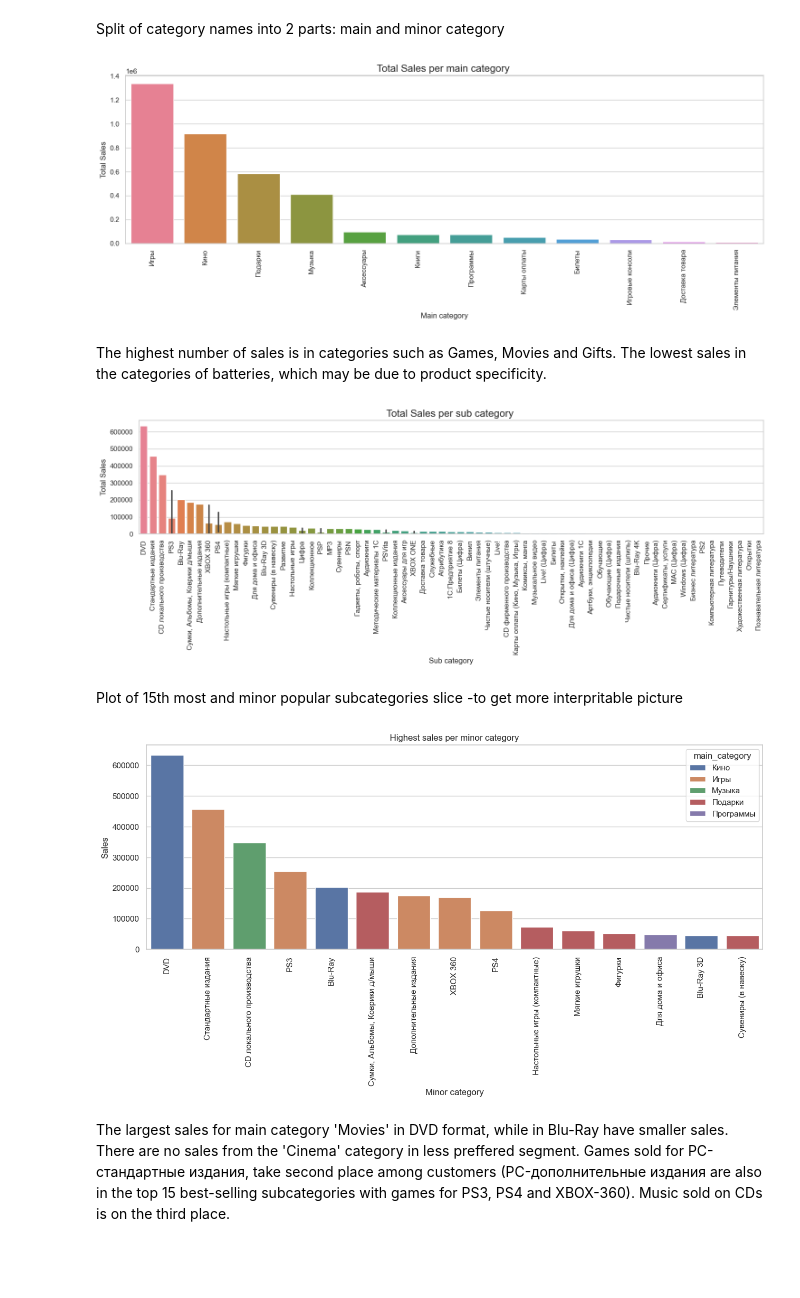
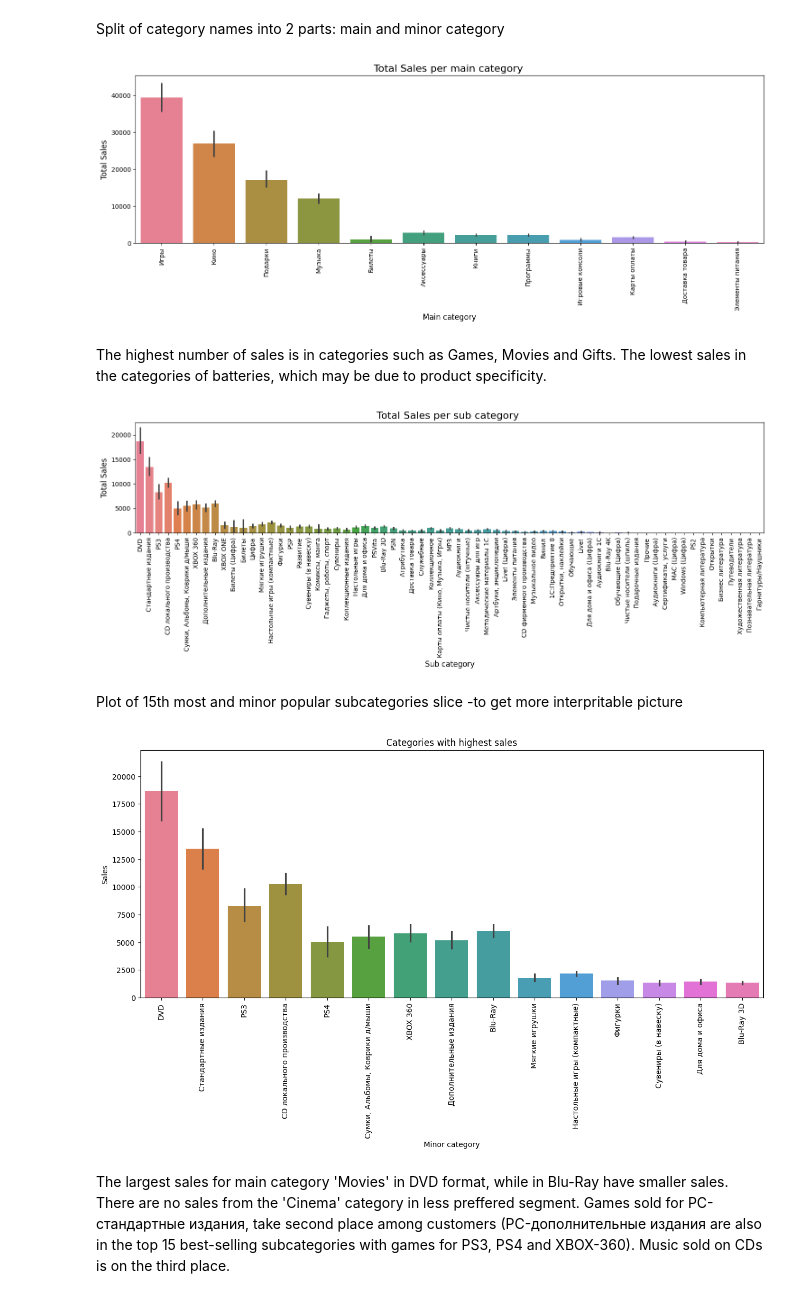
Before and after one commit to YPolina/Trainee, a Jupyter notebook: EDA.ipynb, the cells around one changed output. Cells and saved outputs as stored; diff of their text form; code cells hidden in the pictures; blank space fills up the shorter version.

```diff
--- a/EDA.ipynb
+++ b/EDA.ipynb
@@ -191,6 +193,6 @@ New feature: city
 # %%
 #Exctraction of city name from shop name
 encoder = LabelEncoder()
-df_shops['city'] = df_shops['shop_name'].str.split(' ').apply(lambda x: x[0])
-df_shops.replace({'city': 'Сергиев'}, 'Сергиев Посад', inplace=True)
-df_shops['city_id'] = encoder.fit_transform(df_shops['city'])
+shops['city'] = shops['shop_name'].str.split(' ').apply(lambda x: x[0])
+shops.replace({'city': 'Сергиев'}, 'Сергиев Посад', inplace=True)
+shops['city_id'] = encoder.fit_transform(shops['city'])
@@ -279,7 +281,23 @@ sales_per_main_category = group.groupby('main_category').agg({'item_cnt_month':'
+# %%
+#Groupping by category
+categories_items = categories.merge(items, on = 'item_category_id', how = 'left')
+group = categories_items.merge(train, on = 'item_id', how = 'left')
+#Item_category_id
+sales_per_category = (group.groupby(['date_block_num', 'item_category_id'])['item_cnt_day']
+                     .sum().rename('item_cnt_per_category').reset_index()
+                     .sort_values(by = 'item_cnt_per_category',ascending = False))
+#Main category
+sales_per_main_category = (group.groupby(['date_block_num', 'main_category'])['item_cnt_day']
+                          .sum().rename('item_cnt_per_main_category').reset_index()
+                          .sort_values(by = 'item_cnt_per_main_category',ascending = False))
+#Minor category
+sales_per_minor_category = (group.groupby(['date_block_num', 'minor_category'])['item_cnt_day']
+                           .sum().rename('item_cnt_per_minor_category').reset_index()
+                           .sort_values(by = 'item_cnt_per_minor_category',ascending = False))
 # %%
 plt.figure(figsize = (15,6))
 
-sns.barplot(data = sales_per_main_category, x = 'main_category', y = 'item_cnt_month', hue = 'main_category')
+sns.barplot(data = sales_per_main_category, x = 'main_category', y = 'item_cnt_per_main_category', hue = 'main_category')
 
 plt.xticks(rotation=90)
 
@@ -290,15 +308,13 @@ plt.ylabel('Total Sales', fontsize=12)
 plt.tight_layout()
 plt.show()
 # %% [output]
-[figure, old version]
+[figure, new version]
 # %% [markdown]
 The highest number of sales is in categories such as Games, Movies and Gifts. The lowest sales in the categories of batteries, which may be due to product specificity.
-# %%
-sales_per_minor_category = group.groupby(['main_category', 'minor_category']).agg({'item_cnt_month':'sum'}).sort_values(by = 'item_cnt_month', ascending = False).reset_index()
 # %%
 plt.figure(figsize = (15,6))
 
-sns.barplot(data = sales_per_minor_category, x = 'minor_category', y = 'item_cnt_month', hue = 'minor_category')
+sns.barplot(data = sales_per_minor_category, x = 'minor_category', y = 'item_cnt_per_minor_category', hue = 'minor_category')
 
 plt.xticks(rotation=90)
 
@@ -308,22 +324,29 @@ plt.ylabel('Total Sales', fontsize=12)
 
 plt.tight_layout()
 # %% [output]
-[figure, old version]
+[figure, new version]
 # %% [markdown]
 Plot of 15th most and minor popular subcategories slice -to get more interpritable picture
+# %%
+minor_category_sales = sales_per_minor_category.groupby(['minor_category'])['item_cnt_per_minor_category'].sum().reset_index()
+minor_category_sorted = minor_category_sales.sort_values(by='item_cnt_per_minor_category', ascending=False)
+
+top_categories = minor_category_sorted.iloc[:15].minor_category
+bottom_categories = minor_category_sorted.iloc[-15:].minor_category
 # %%
-plt.figure(figsize = (15,5))
+plt.figure(figsize = (15,6))
 
-sns.barplot(data = sales_per_minor_category[:15], x = 'minor_category', y = 'item_cnt_month', hue = 'main_category')
+sns.barplot(data = sales_per_minor_category[sales_per_minor_category.minor_category.isin(top_categories)],
+             x = 'minor_category', y = 'item_cnt_per_minor_category', hue = 'minor_category')
 
-plt.title('Highest sales per minor category')
+plt.title('Categories with highest sales')
 plt.xlabel('Minor category')
 plt.ylabel('Sales')
 
 plt.xticks(rotation=90)
 plt.show()
 # %% [output]
-[figure, old version]
+[figure, new version]
 # %% [markdown]
 The largest sales for main category 'Movies' in DVD format, while in Blu-Ray have smaller sales. There are no sales from the 'Cinema' category in less preffered segment. Games sold for PC-стандартные издания, take second place among customers (PC-дополнительные издания are also in the top 15 best-selling subcategories with games for PS3, PS4 and XBOX-360).
 Music sold on CDs is on the third place.
```
Also changed, not shown: parts of 95 cells of this notebook, 1 other file.
